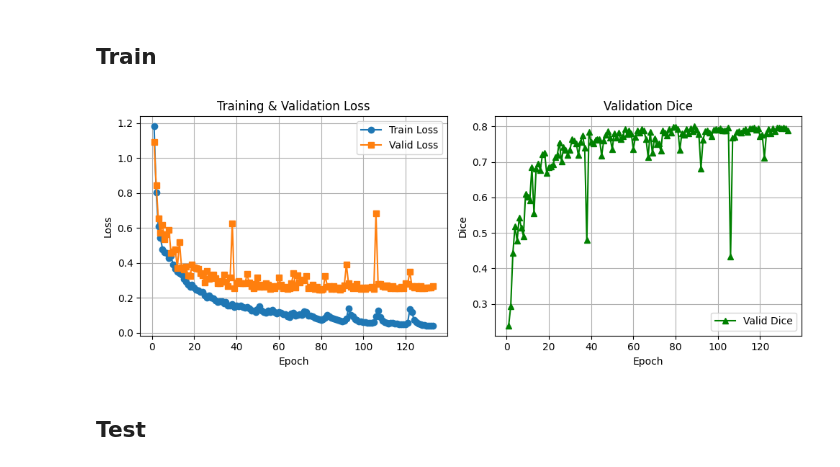
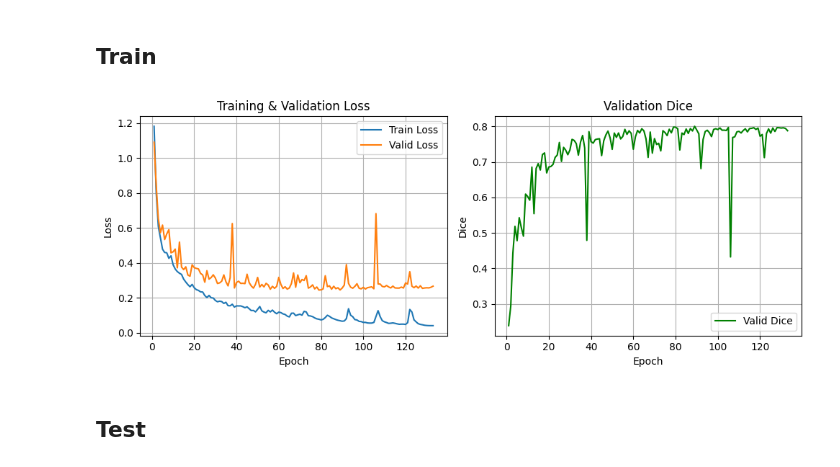
Before and after one commit to harshalchalke31/brain_tumor_segmentation, a Jupyter notebook: research/bts_unet_test2.ipynb, the cells around one changed output. Drawn from its saved outputs; the diff is of its cells as text; code cells hidden in the pictures.

Commit message:
updated loss curves

```diff
--- a/research/bts_unet_test2.ipynb
+++ b/research/bts_unet_test2.ipynb
@@ -262,37 +263,37 @@ import matplotlib.pyplot as plt
 df = pd.read_csv('./logs/train_log.csv')
 
 # Extract columns
 epochs = df['Epoch']
 train_loss = df['Train Loss']
 valid_loss = df['Valid Loss']
 valid_dice = df['Valid Dice']
 
 # Create a figure with two subplots side by side
 plt.figure(figsize=(10, 4))
 
 # --- Subplot 1: Loss curves ---
 plt.subplot(1, 2, 1)
-plt.plot(epochs, train_loss, label='Train Loss', marker='o')
-plt.plot(epochs, valid_loss, label='Valid Loss', marker='s')
+plt.plot(epochs, train_loss, label='Train Loss')
+plt.plot(epochs, valid_loss, label='Valid Loss')
 plt.xlabel('Epoch')
 plt.ylabel('Loss')
 plt.title('Training & Validation Loss')
 plt.legend()
 plt.grid(True)
 
 # --- Subplot 2: Validation Dice ---
 plt.subplot(1, 2, 2)
-plt.plot(epochs, valid_dice, label='Valid Dice', color='green', marker='^')
+plt.plot(epochs, valid_dice, label='Valid Dice', color='green')
 plt.xlabel('Epoch')
 plt.ylabel('Dice')
 plt.title('Validation Dice')
 plt.legend()
 plt.grid(True)
 
 plt.tight_layout()
 plt.show()
 # %% [output]
-[figure, old version]
+[figure, new version]
 # %% [markdown]
 ## Test
 # %%
```
Also changed, not shown: parts of 2 cells of this notebook, 1 other file.
